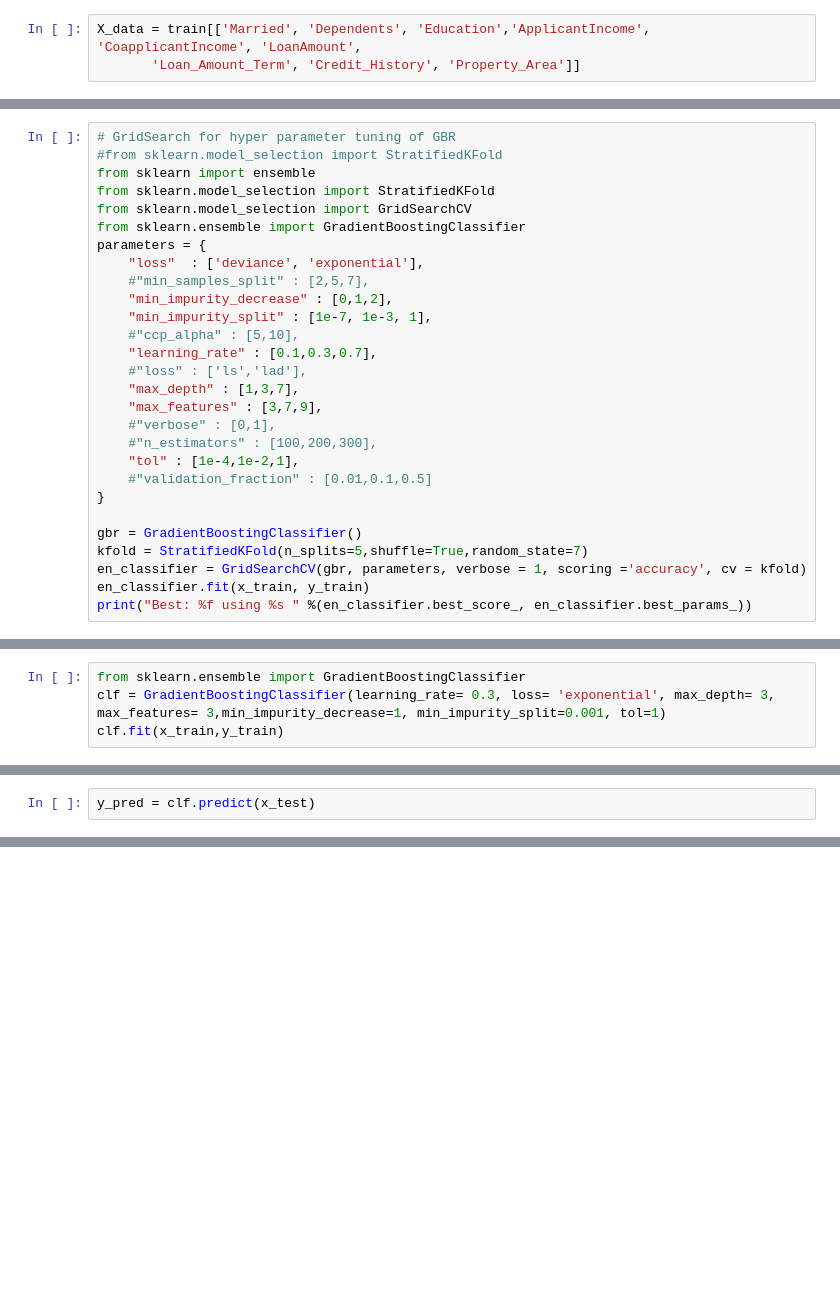
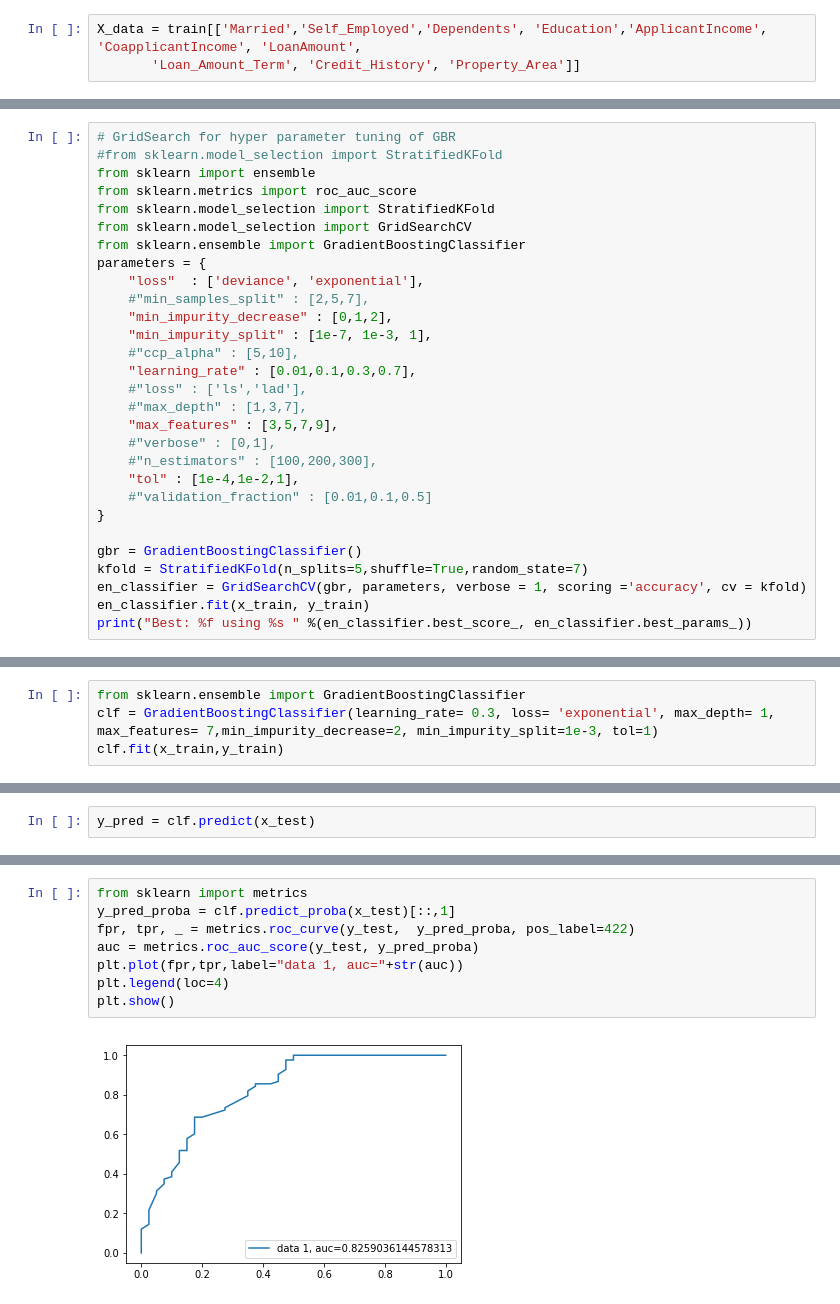
Before and after one commit to ysnvatsal/DataScience, a Jupyter notebook: Loan_Prediction_with_Gradient_Boosting.ipynb, the cells around one changed output, grey strips where cells are left out. Saved outputs shown, nothing was run; the diff lists cells and outputs as text; blank space fills up the shorter version.

```diff
--- a/Loan_Prediction_with_Gradient_Boosting.ipynb
+++ b/Loan_Prediction_with_Gradient_Boosting.ipynb
@@ -464,5 +475,5 @@ feat_importances.nlargest(12).plot(kind='barh')
 # %%
-X_data = train[['Married', 'Dependents', 'Education','ApplicantIncome', 'CoapplicantIncome', 'LoanAmount',
+X_data = train[['Married','Self_Employed','Dependents', 'Education','ApplicantIncome', 'CoapplicantIncome', 'LoanAmount',
        'Loan_Amount_Term', 'Credit_History', 'Property_Area']]
 # %%
 import warnings
@@ -519,6 +544,7 @@ print(x_test.shape, y_test.shape)
 # GridSearch for hyper parameter tuning of GBR
 #from sklearn.model_selection import StratifiedKFold
 from sklearn import ensemble
+from sklearn.metrics import roc_auc_score
 from sklearn.model_selection import StratifiedKFold
 from sklearn.model_selection import GridSearchCV
 from sklearn.ensemble import GradientBoostingClassifier
@@ -528,10 +554,10 @@ parameters = {
     "min_impurity_decrease" : [0,1,2],
     "min_impurity_split" : [1e-7, 1e-3, 1],
     #"ccp_alpha" : [5,10],
-    "learning_rate" : [0.1,0.3,0.7],
+    "learning_rate" : [0.01,0.1,0.3,0.7],
     #"loss" : ['ls','lad'],
-    "max_depth" : [1,3,7],
-    "max_features" : [3,7,9],
+    #"max_depth" : [1,3,7],
+    "max_features" : [3,5,7,9],
     #"verbose" : [0,1],
     #"n_estimators" : [100,200,300],
     "tol" : [1e-4,1e-2,1],
@@ -553,6 +579,6 @@ from sklearn.metrics import classification_report,confusion_matrix,recall_score,
 # %%
 from sklearn.ensemble import GradientBoostingClassifier
-clf = GradientBoostingClassifier(learning_rate= 0.3, loss= 'exponential', max_depth= 3, max_features= 3,min_impurity_decrease=1, min_impurity_split=0.001, tol=1)
+clf = GradientBoostingClassifier(learning_rate= 0.3, loss= 'exponential', max_depth= 1, max_features= 7,min_impurity_decrease=2, min_impurity_split=1e-3, tol=1)
 clf.fit(x_train,y_train)
 # %% [output]
 GradientBoostingClassifier(ccp_alpha=0.0, criterion='friedman_mse', init=None,
@@ -592 +635,11 @@ weighted avg       0.80      0.80      0.78       123
+# %%
+from sklearn import metrics
+y_pred_proba = clf.predict_proba(x_test)[::,1]
+fpr, tpr, _ = metrics.roc_curve(y_test,  y_pred_proba, pos_label=422)
+auc = metrics.roc_auc_score(y_test, y_pred_proba)
+plt.plot(fpr,tpr,label="data 1, auc="+str(auc))
+plt.legend(loc=4)
+plt.show()
+# %% [output]
+[figure, added]
 # %%
```
Also changed, not shown: parts of 37 cells of this notebook, 11 other files.
